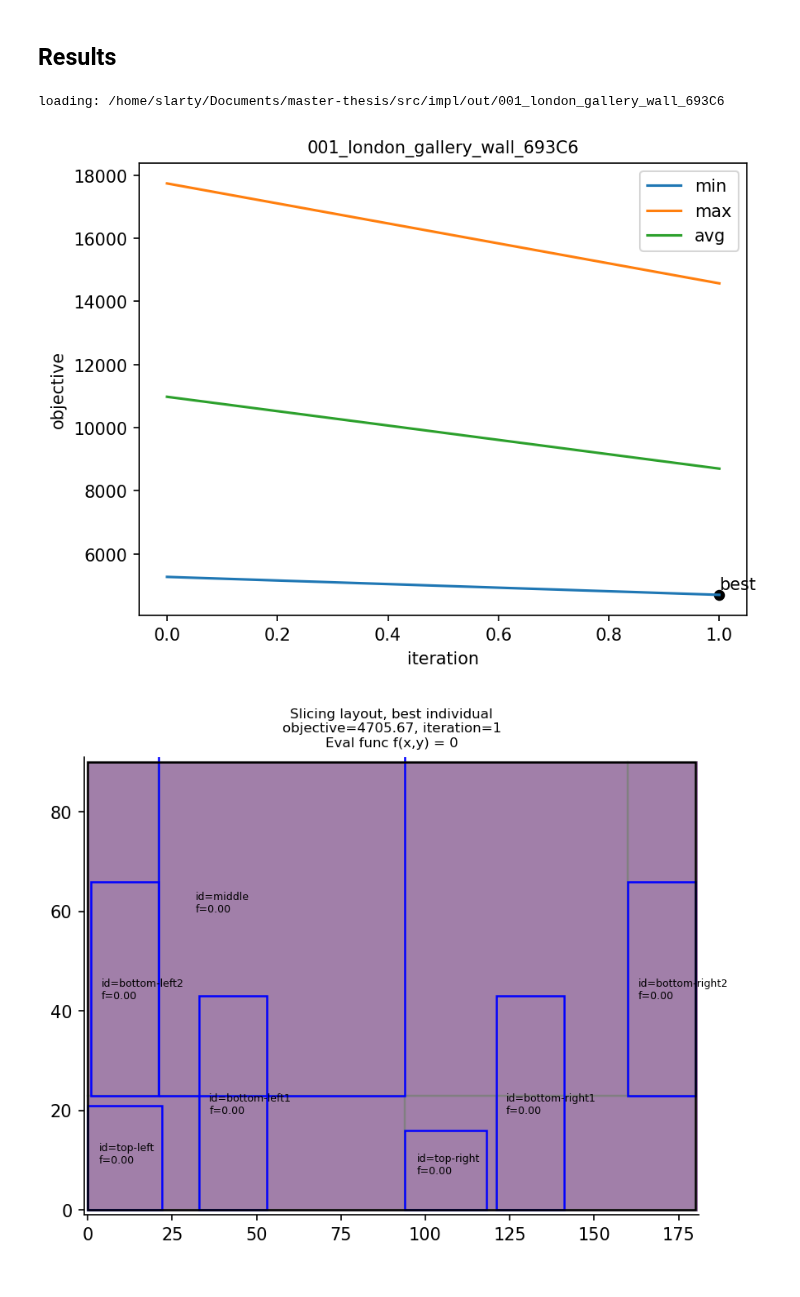
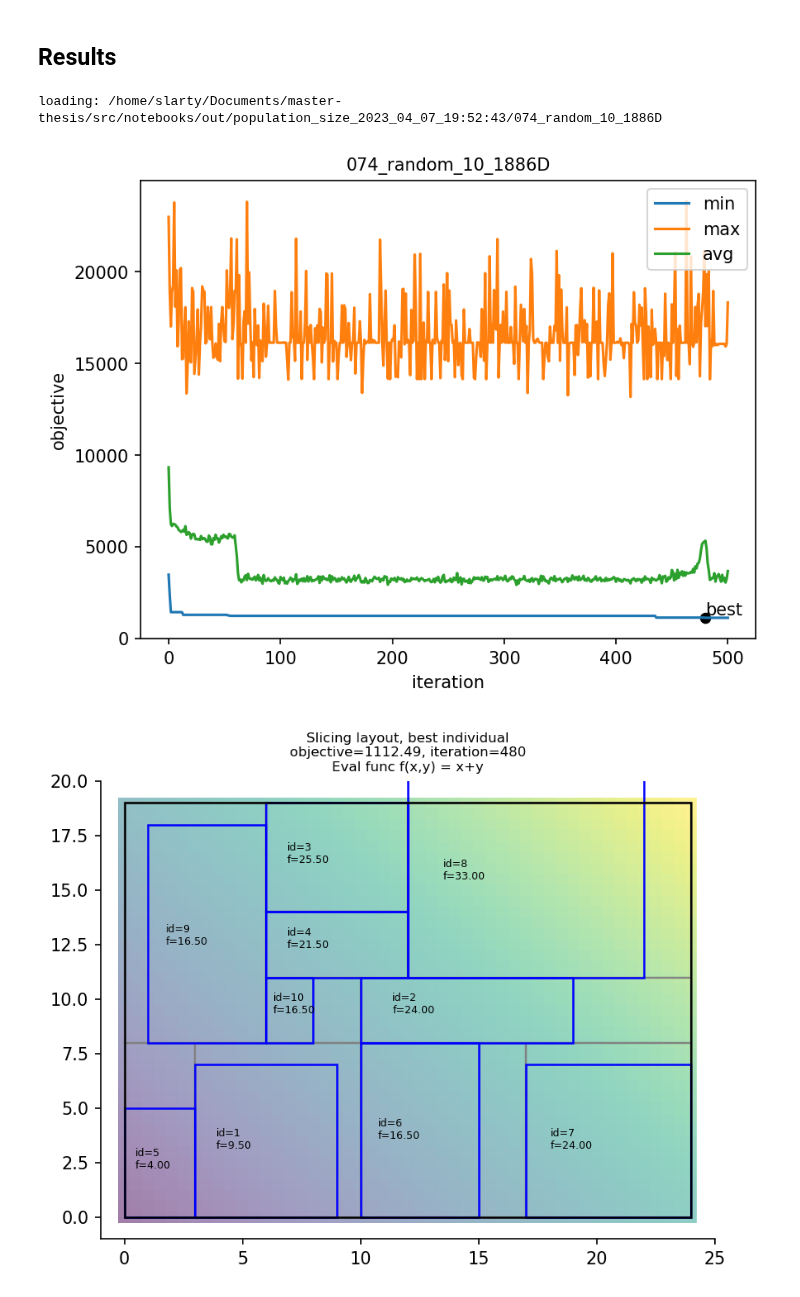
Before and after one commit to TaIos/master-thesis, a Jupyter notebook: src/notebooks/result_processing.ipynb, the cells around one changed output. Saved outputs shown, nothing was run; the diff lists cells and outputs as text; code cells hidden in the pictures.

Commit message:
notebook: regular commit

```diff
--- a/src/notebooks/result_processing.ipynb
+++ b/src/notebooks/result_processing.ipynb
@@ -431,13 +431,14 @@ def describeComputationResult(res: ComputationResult, dpi=150) -> None:
 # %% [markdown]
 ## Results
 # %%
-latest = loadLatestComputationResult()
-# latest = loadComputationResult('/home/slarty/Documents/master-thesis/src/impl/out/027_london_gallery_wall_D1A4C')
+# latest = loadLatestComputationResult()
+latest = loadComputationResult('/home/slarty/Documents/master-thesis/src/notebooks/out/population_size_2023_04_07_19:52:43/074_random_10_1886D')
+# latest = loadComputationResult('/home/slarty/Documents/master-thesis/src/notebooks/out/population_size_2023_04_07_19:52:43/073_random_10_CFFF6')
 describeComputationResult(latest)
 # %% [output]
-loading: /home/slarty/Documents/master-thesis/src/impl/out/001_london_gallery_wall_693C6
+loading: /home/slarty/Documents/master-thesis/src/notebooks/out/population_size_2023_04_07_19:52:43/074_random_10_1886D
-[figure, old version]
+[figure, new version]
-[figure, old version]
+[figure, new version]
 Slicing tree (unresolved)
 
        H
```
Also changed, not shown: parts of 1 cell of this notebook, 4 other files.
